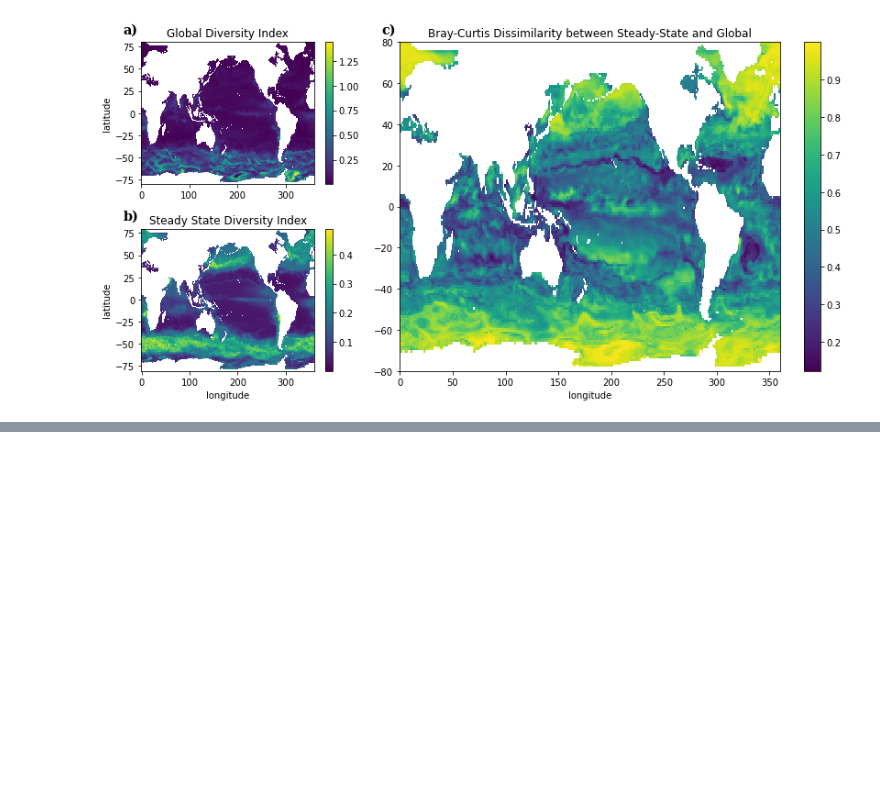
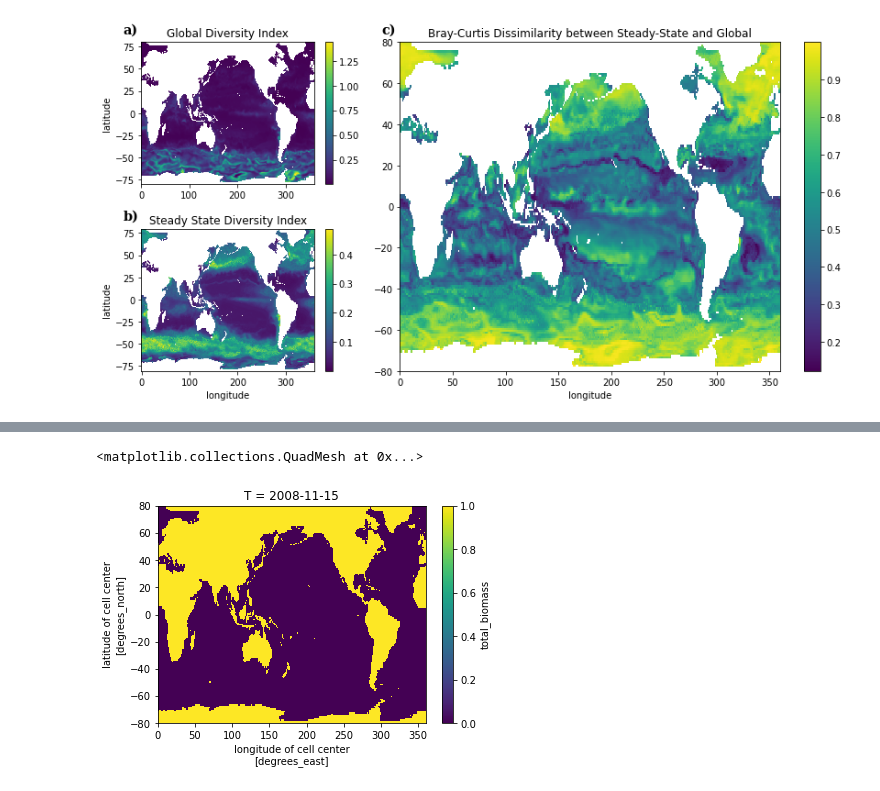
Before and after one commit to barbara42/Dar_One, a Jupyter notebook: ipython_notebooks/Whole World Comparison /Bray Curtis Similarity Figure.ipynb, the cells around one changed output, grey strips where cells are left out. Saved outputs shown, nothing was run; the diff lists cells and outputs as text; code cells hidden in the pictures; blank space fills up the shorter version.

```diff
--- a/ipython_notebooks/Whole World Comparison /Bray Curtis Similarity Figure.ipynb
+++ b/ipython_notebooks/Whole World Comparison /Bray Curtis Similarity Figure.ipynb
@@ -151,0 +217,6 @@ plt.show()
+# %%
+land = global_ds["total_biomass"].isel(T=0, Z=0) == 0
+land.plot()
+# %% [output]
+<matplotlib.collections.QuadMesh at 0x...>
+[figure, added]
```
Also changed, not shown: parts of 14 cells of this notebook, 1 other file.
